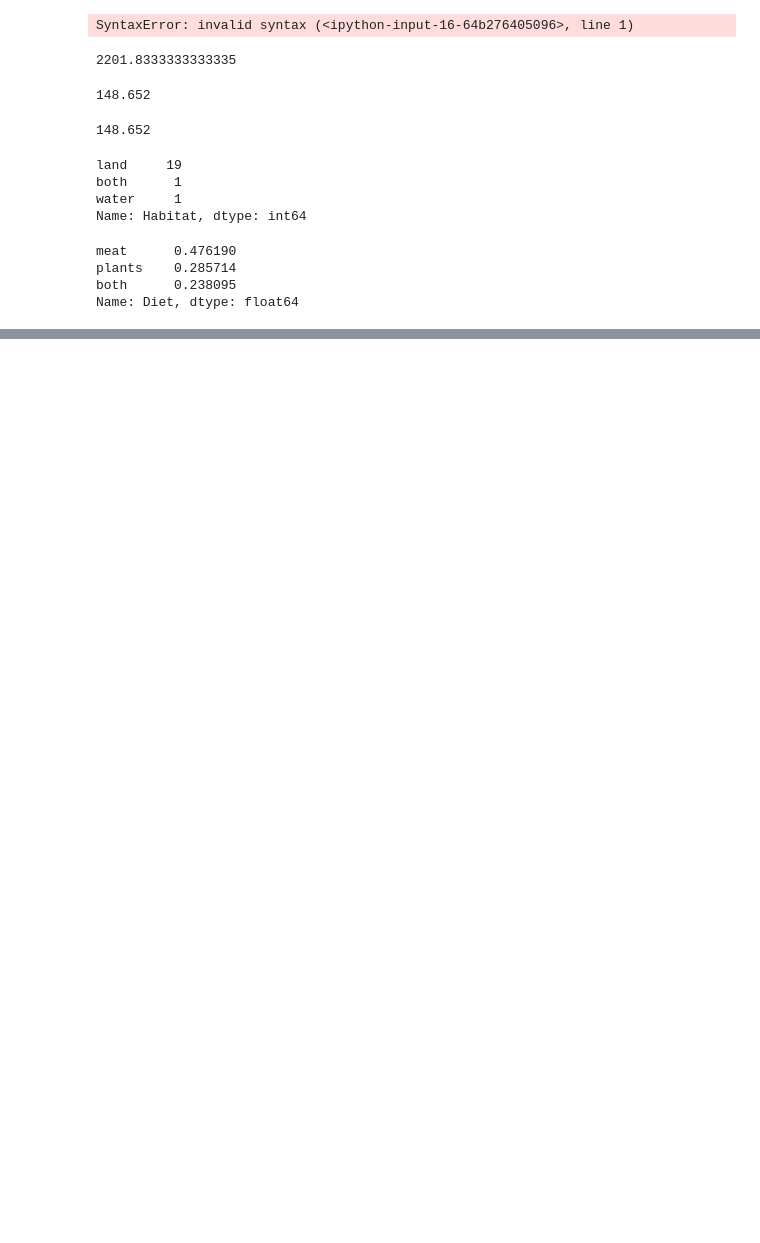
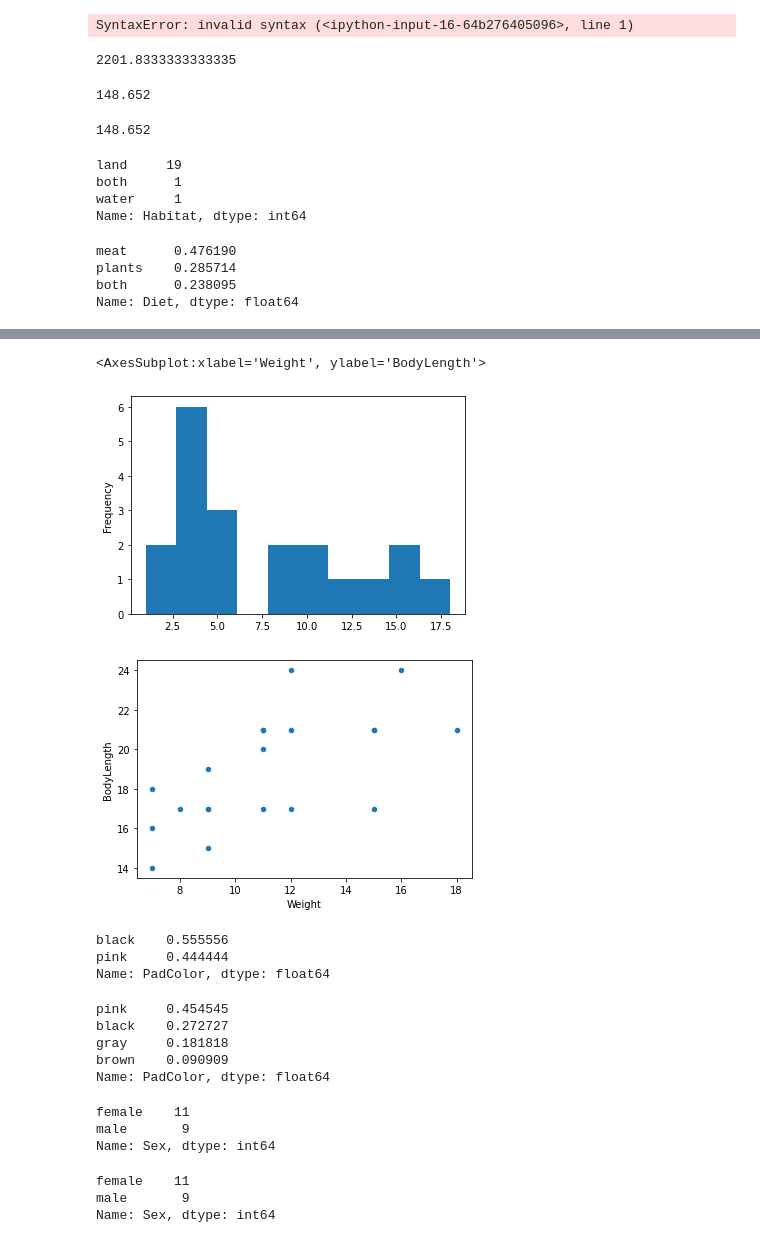
Before and after one commit to ZUCourses/SIA-Public, a Jupyter notebook: Untitled3.ipynb, the cells around one changed output, grey strips where cells are left out. Saved outputs shown, nothing was run; the diff lists cells and outputs as text; code cells hidden in the pictures; blank space fills up the shorter version.

```diff
--- a/Untitled3.ipynb
+++ b/Untitled3.ipynb
@@ -117,3 +118,7 @@ meat      0.476190
 plants    0.285714
 both      0.238095
 Name: Diet, dtype: float64
+# %%
+import pandas as pd
+dfc = pd.read_csv("https://raw.githubusercontent.com/ZUCourses/SIA-Public/main/Cats.csv")
+dfc
@@ -119,0 +143,39 @@ Name: Diet, dtype: float64
+# %%
+dfc['Age'].plot(kind="hist")
+dfc.plot.scatter(x='Weight', y='BodyLength')
+# %% [output]
+<AxesSubplot:xlabel='Weight', ylabel='BodyLength'>
+[figure, added]
+[figure, added]
+# %%
+dfc1=dfc.query("Sex=='male'")
+dfc1
+dfc1['PadColor'].value_counts(normalize=True)
+# %% [output]
+black    0.555556
+pink     0.444444
+Name: PadColor, dtype: float64
+# %%
+dfc2=dfc.query("Sex=='female'")
+dfc2
+dfc2['PadColor'].value_counts(normalize=True)
+# %% [output]
+pink     0.454545
+black    0.272727
+gray     0.181818
+brown    0.090909
+Name: PadColor, dtype: float64
+# %%
+dfc['Sex'].value_counts()
+# %% [output]
+female    11
+male       9
+Name: Sex, dtype: int64
+# %%
+import pandas as pd
+dfc = pd.read_csv("https://raw.githubusercontent.com/ZUCourses/SIA-Public/main/Cats.csv")
+dfc['Sex'].value_counts()
+# %% [output]
+female    11
+male       9
+Name: Sex, dtype: int64
```
Also changed, not shown: parts of 7 cells of this notebook, 1 other file.
